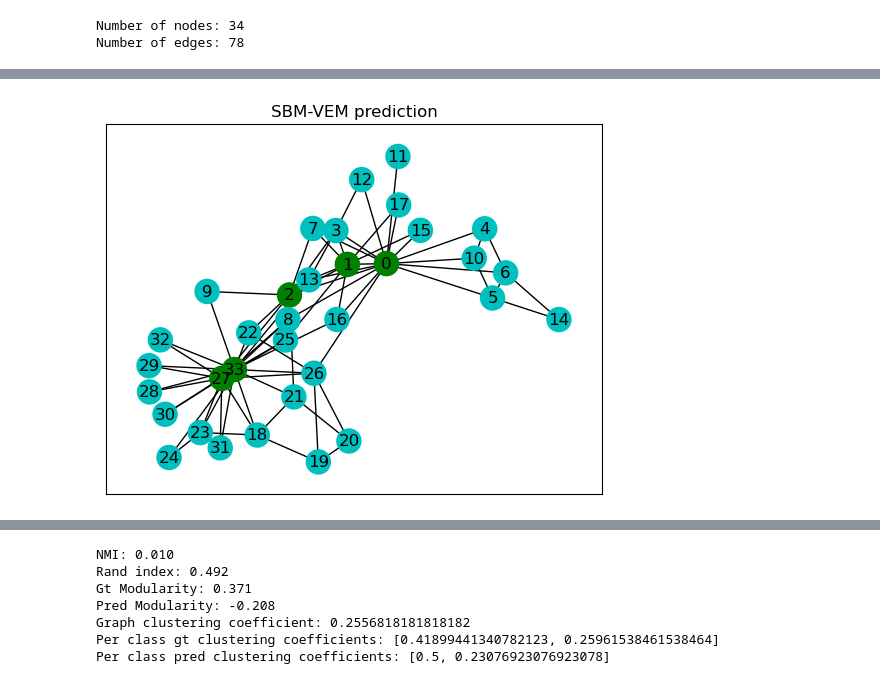
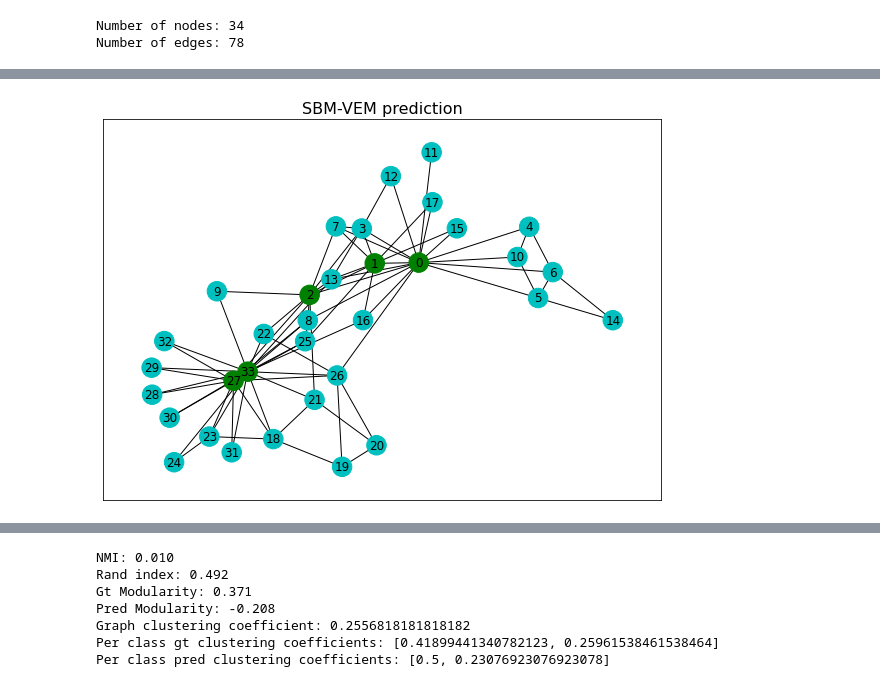
Before and after one commit to bastienlc/SBM-EM, a Jupyter notebook: experiments_real_EM.ipynb, the cells around one changed output, grey strips where cells are left out. Drawn from its saved outputs; the diff is of its cells as text; code cells hidden in the pictures.

```diff
--- a/experiments_real_EM.ipynb
+++ b/experiments_real_EM.ipynb
@@ -22,9 +23,11 @@ Number of nodes: 34
 Number of edges: 78
 # %%
 pos = nx.spring_layout(G, seed=42)
+plt.rcParams['figure.facecolor'] = 'white'
+plt.figure(figsize=(10, 7))
 color_list = ["g", "c", "r"]
 node_colors = [color_list[i] for i in y]
-nx.draw_networkx(G, node_color=node_colors, pos=pos)
-plt.title("Ground truth")
+nx.draw_networkx(G, node_color=node_colors, pos=pos, node_size=380)
+plt.title("Ground truth", fontsize=16)
 plt.savefig("images/karate_club_gt")
 # %% [output]
@@ -36,12 +39,14 @@ EM iteration 100/100 | Max LL (1 paths) -193.531650
 # %%
 pos = nx.spring_layout(G, seed=42)
+plt.rcParams['figure.facecolor'] = 'white'
+plt.figure(figsize=(10, 7))
 color_list = ["g", "c", "r"]
 node_colors = [color_list[i] for i in np.argmax(tau_pred, axis=1)]
-nx.draw_networkx(G, node_color=node_colors, pos=pos)
-plt.title("SBM-VEM prediction")
+nx.draw_networkx(G, node_color=node_colors, pos=pos, node_size=380)
+plt.title("SBM-VEM prediction", fontsize=16)
 plt.savefig("images/karate_club_sbm")
 # %% [output]
-[figure, old version]
+[figure, new version]
 # %%
 show_karate_gt_vs_prediction(G, tau_pred, y)
 # %% [output]
```
Also changed, not shown: parts of 10 cells of this notebook, 18 other files.
